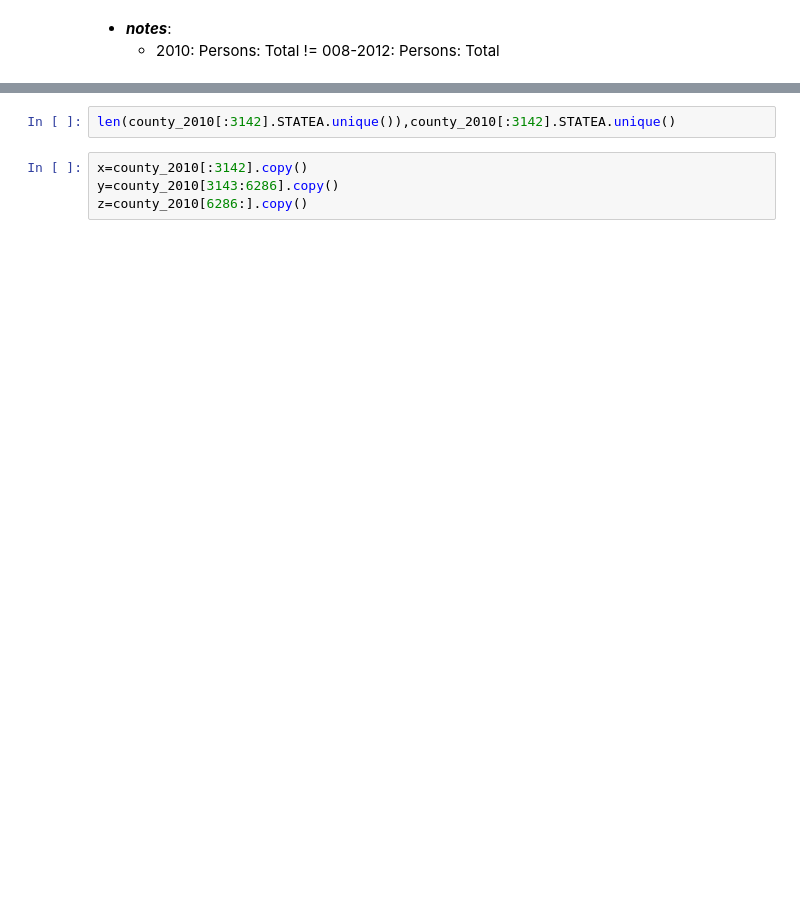
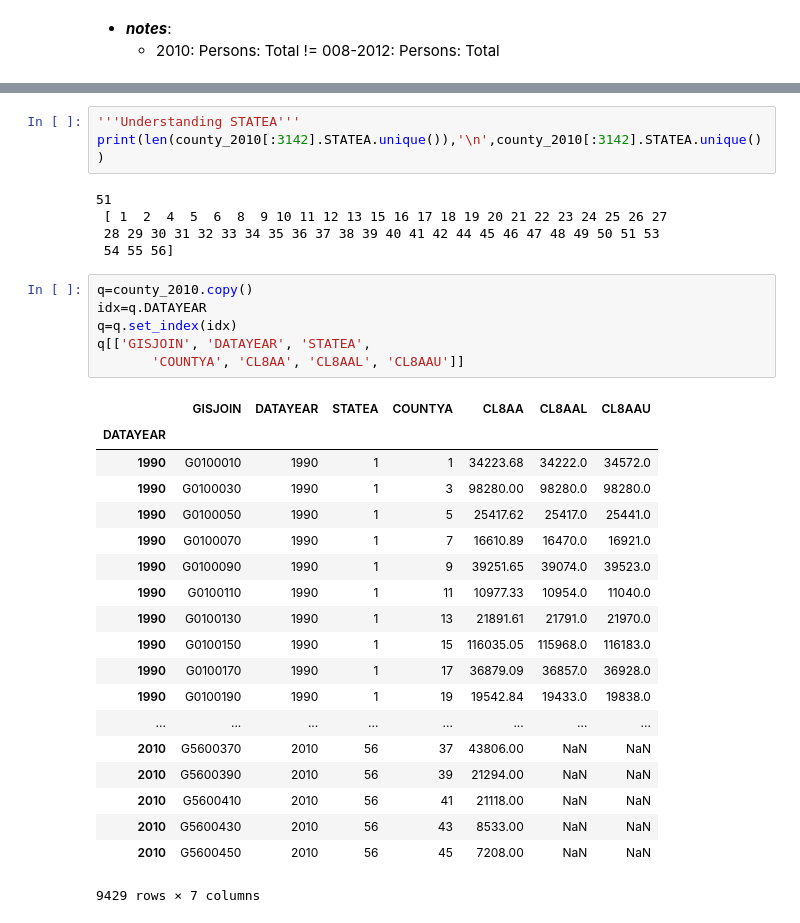
Before and after one commit to gumdropsteve/population_prophet, a Jupyter notebook: exploratory-data-analysis/timeseries/nhgis.ipynb, the cells around one changed output, grey strips where cells are left out. Drawn from its saved outputs; the diff is of its cells as text; blank space fills up the shorter version.

```diff
--- a/exploratory-data-analysis/timeseries/nhgis.ipynb
+++ b/exploratory-data-analysis/timeseries/nhgis.ipynb
@@ -96,7 +223,35 @@ county_2010.iloc[9428]
 # %%
-len(county_2010[:3142].STATEA.unique()),county_2010[:3142].STATEA.unique()
+'''Understanding STATEA'''
+print(len(county_2010[:3142].STATEA.unique()),'\n',county_2010[:3142].STATEA.unique())
+# %% [output]
+51
+ [ 1  2  4  5  6  8  9 10 11 12 13 15 16 17 18 19 20 21 22 23 24 25 26 27
+ 28 29 30 31 32 33 34 35 36 37 38 39 40 41 42 44 45 46 47 48 49 50 51 53
+ 54 55 56]
-# %%
-x=county_2010[:3142].copy()
-y=county_2010[3143:6286].copy()
-z=county_2010[6286:].copy()
+# %%
+q=county_2010.copy()
+idx=q.DATAYEAR
+q=q.set_index(idx)
+q[['GISJOIN', 'DATAYEAR', 'STATEA',
+       'COUNTYA', 'CL8AA', 'CL8AAL', 'CL8AAU']]
+# %% [output]
+|  | GISJOIN | DATAYEAR | STATEA | COUNTYA | CL8AA | CL8AAL | CL8AAU |
+| DATAYEAR |  |  |  |  |  |  |  |
+| 1990 | G0100010 | 1990 | 1 | 1 | 34223.68 | 34222.0 | 34572.0 |
+| 1990 | G0100030 | 1990 | 1 | 3 | 98280.00 | 98280.0 | 98280.0 |
+| 1990 | G0100050 | 1990 | 1 | 5 | 25417.62 | 25417.0 | 25441.0 |
+| 1990 | G0100070 | 1990 | 1 | 7 | 16610.89 | 16470.0 | 16921.0 |
+| 1990 | G0100090 | 1990 | 1 | 9 | 39251.65 | 39074.0 | 39523.0 |
+| 1990 | G0100110 | 1990 | 1 | 11 | 10977.33 | 10954.0 | 11040.0 |
+| 1990 | G0100130 | 1990 | 1 | 13 | 21891.61 | 21791.0 | 21970.0 |
+| 1990 | G0100150 | 1990 | 1 | 15 | 116035.05 | 115968.0 | 116183.0 |
+| 1990 | G0100170 | 1990 | 1 | 17 | 36879.09 | 36857.0 | 36928.0 |
+| 1990 | G0100190 | 1990 | 1 | 19 | 19542.84 | 19433.0 | 19838.0 |
+| ... | ... | ... | ... | ... | ... | ... | ... |
+| 2010 | G5600370 | 2010 | 56 | 37 | 43806.00 | NaN | NaN |
+| 2010 | G5600390 | 2010 | 56 | 39 | 21294.00 | NaN | NaN |
+| 2010 | G5600410 | 2010 | 56 | 41 | 21118.00 | NaN | NaN |
+| 2010 | G5600430 | 2010 | 56 | 43 | 8533.00 | NaN | NaN |
+| 2010 | G5600450 | 2010 | 56 | 45 | 7208.00 | NaN | NaN |
+9429 rows × 7 columns
 # %%
```
Also changed, not shown: parts of 26 cells of this notebook.
